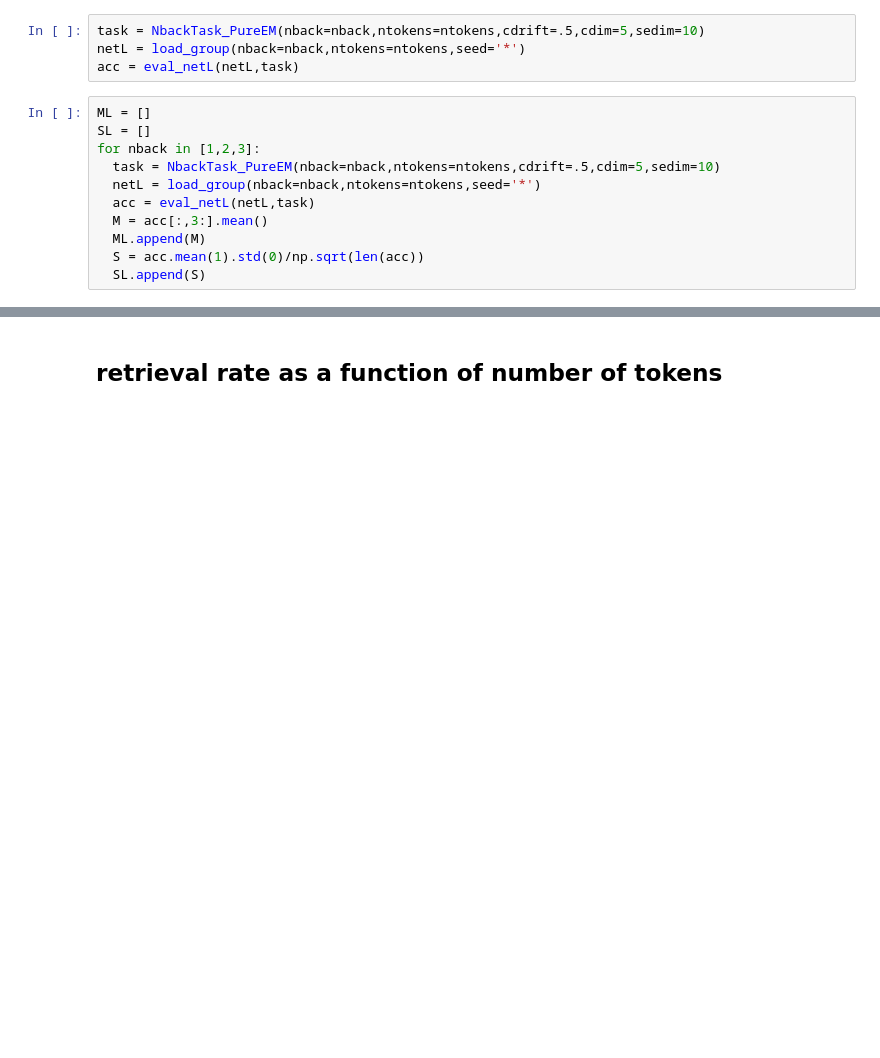
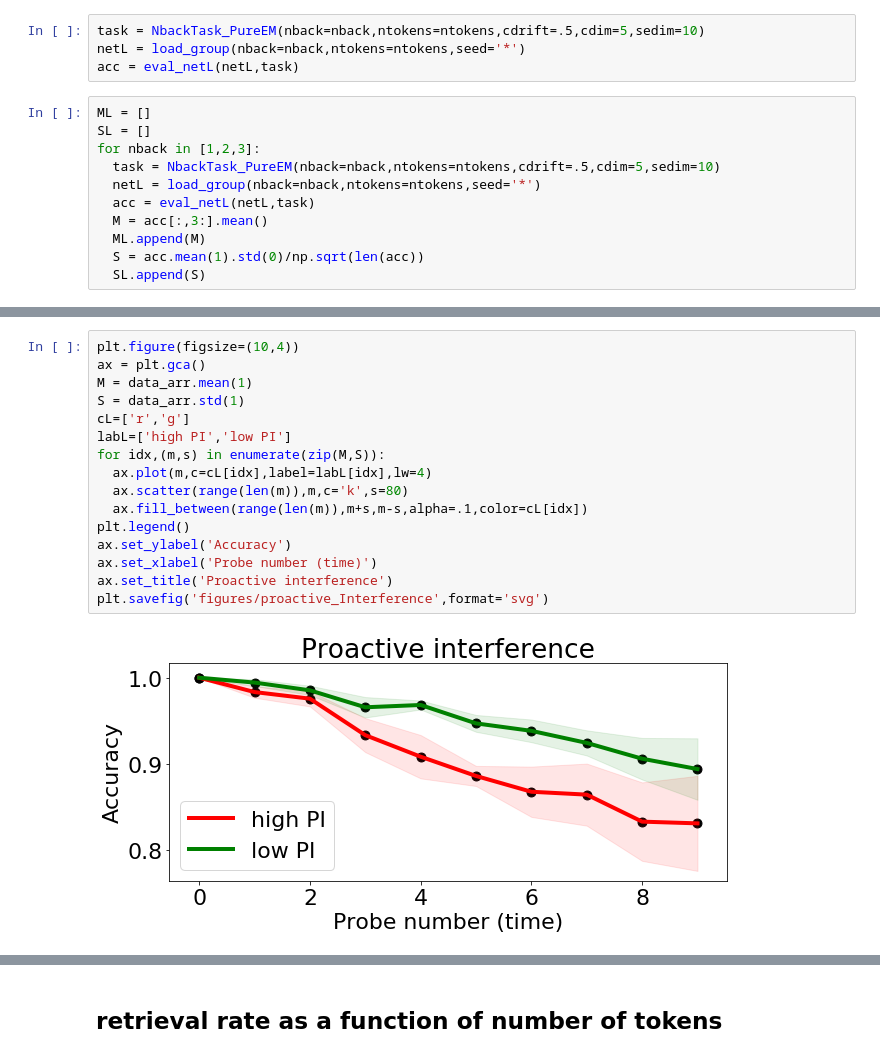
Before and after one commit to andrebeu/nback, a Jupyter notebook: nback pureEM.ipynb, the cells around one changed output, grey strips where cells are left out. Drawn from its saved outputs; the diff is of its cells as text; blank space fills up the shorter version.

```diff
--- a/nback pureEM.ipynb
+++ b/nback pureEM.ipynb
@@ -119,0 +176,18 @@ plt.savefig('figures/setsize_bar')
+# %%
+plt.figure(figsize=(10,4))
+ax = plt.gca()
+M = data_arr.mean(1)
+S = data_arr.std(1)
+cL=['r','g']
+labL=['high PI','low PI']
+for idx,(m,s) in enumerate(zip(M,S)):
+  ax.plot(m,c=cL[idx],label=labL[idx],lw=4)
+  ax.scatter(range(len(m)),m,c='k',s=80)
+  ax.fill_between(range(len(m)),m+s,m-s,alpha=.1,color=cL[idx])
+plt.legend()
+ax.set_ylabel('Accuracy')
+ax.set_xlabel('Probe number (time)')
+ax.set_title('Proactive interference')
+plt.savefig('figures/proactive_Interference',format='svg')
+# %% [output]
+[figure, added]
```
Also changed, not shown: parts of 30 cells of this notebook, 5 other files.
